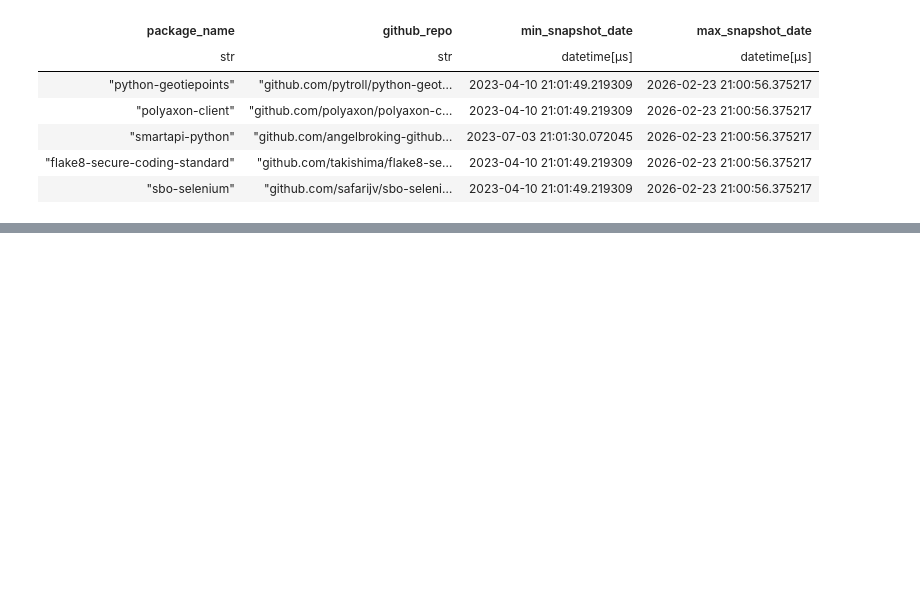
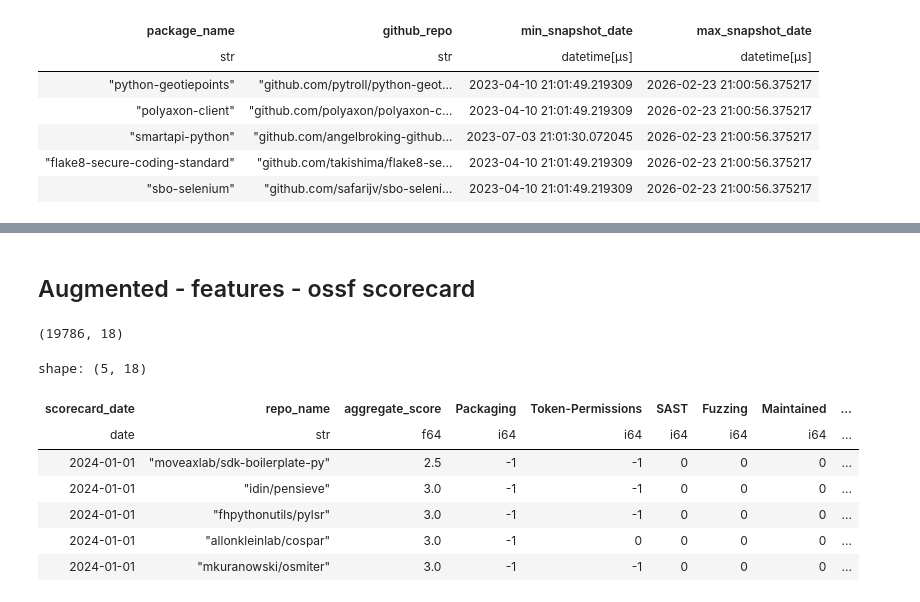
Before and after one commit to shcherbin/mads-siads-699-winter-2026-capstone, a Jupyter notebook: notebooks/EDA/harjason_data_src_eval.ipynb, the cells around one changed output, grey strips where cells are left out. Drawn from its saved outputs; the diff is of its cells as text; code cells hidden in the pictures; blank space fills up the shorter version.

```diff
--- a/notebooks/EDA/harjason_data_src_eval.ipynb
+++ b/notebooks/EDA/harjason_data_src_eval.ipynb
@@ -360,0 +438,20 @@ shape: (5, 4)
+# %% [markdown]
+## Augmented - features - ossf scorecard
+# %%
+# load OSSF Scorecard features
+df_ossf_scorecard = pl.read_parquet(settings.feature_ossf_scorecard_path)
+# %%
+df_ossf_scorecard.shape
+# %% [output]
+(19786, 18)
+# %%
+df_ossf_scorecard.head()
+# %% [output]
+shape: (5, 18)
+| scorecard_date | repo_name | aggregate_score | Packaging | Token-Permissions | SAST | Fuzzing | Maintained | ... |
+| date | str | f64 | i64 | i64 | i64 | i64 | i64 | ... |
+| 2024-01-01 | "moveaxlab/sdk-boilerplate-py" | 2.5 | -1 | -1 | 0 | 0 | 0 | ... |
+| 2024-01-01 | "idin/pensieve" | 3.0 | -1 | -1 | 0 | 0 | 0 | ... |
+| 2024-01-01 | "fhpythonutils/pylsr" | 3.0 | -1 | -1 | 0 | 0 | 0 | ... |
+| 2024-01-01 | "allonkleinlab/cospar" | 3.0 | -1 | 0 | 0 | 0 | 0 | ... |
+| 2024-01-01 | "mkuranowski/osmiter" | 3.0 | -1 | -1 | 0 | 0 | 0 | ... |
```
Also changed, not shown: parts of 11 cells of this notebook, 4 other files.
